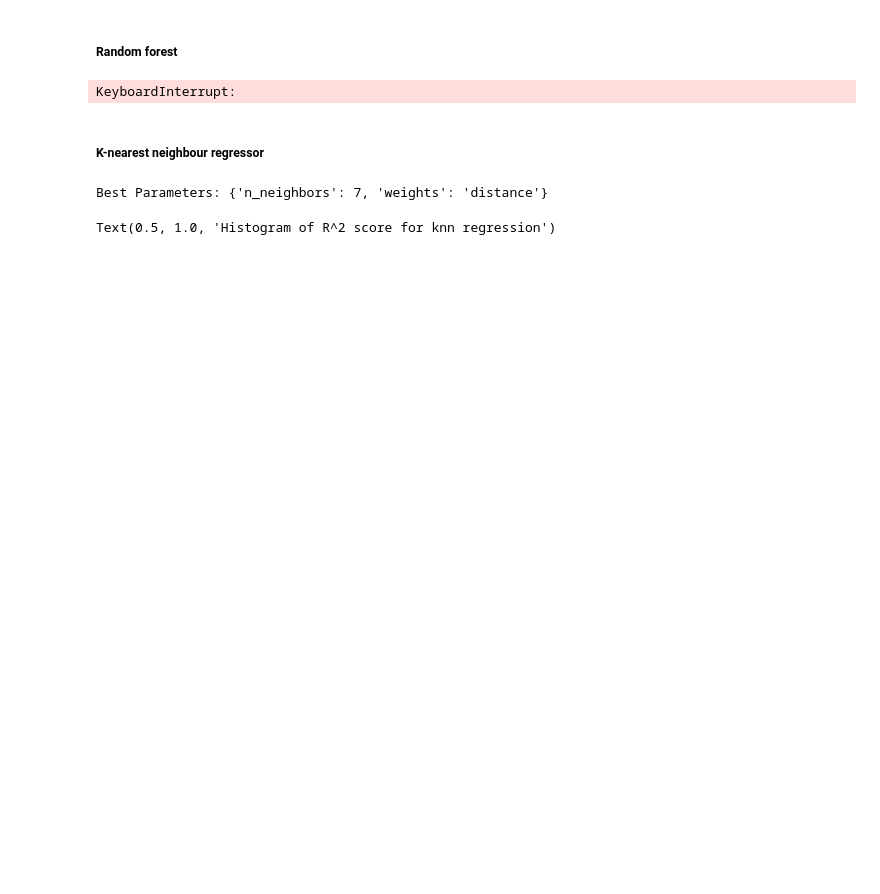
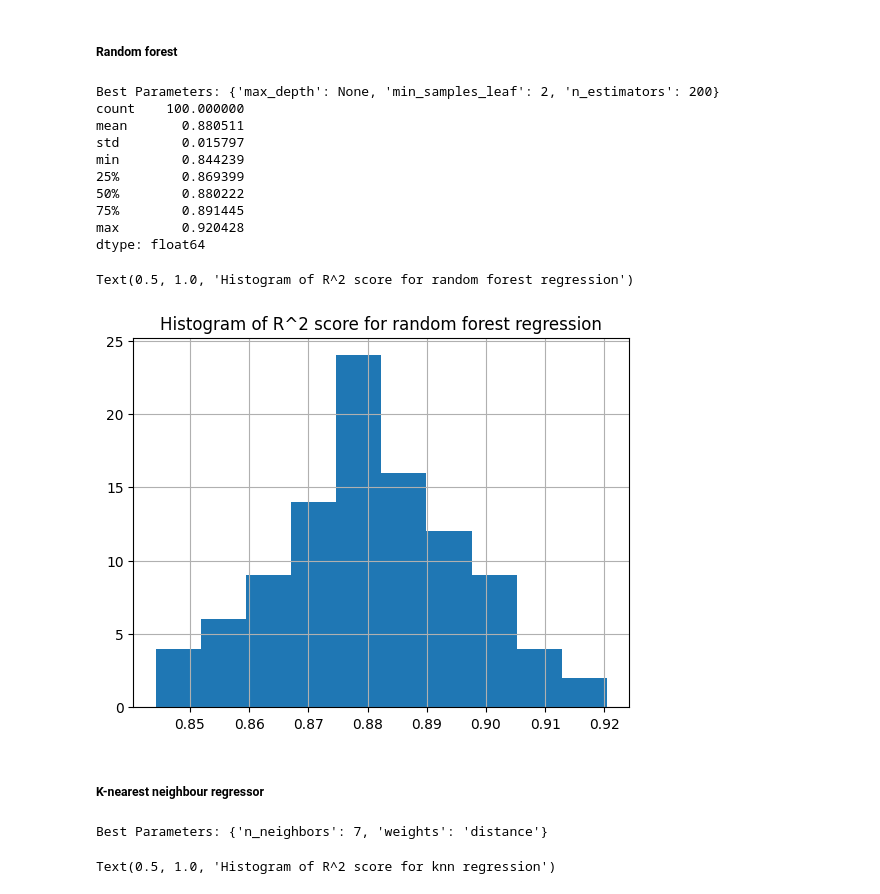
Before and after one commit to R4ken/Machine-Learning-Analysis, a Jupyter notebook: regression/solution.ipynb, the cells around one changed output. Drawn from its saved outputs; the diff is of its cells as text; code cells hidden in the pictures; blank space fills up the shorter version.

```diff
--- a/regression/solution.ipynb
+++ b/regression/solution.ipynb
@@ -534,38 +546,50 @@ from sklearn.model_selection import GridSearchCV
 
 param_grid = {
     'n_estimators': [50, 100, 200],
-    'max_depth': [None, 10, 20]
+    'max_depth': [None, 10, 20],
+    'min_samples_leaf': [1, 2, 4, 10]
 }
 
 grid_search = GridSearchCV(
     estimator=RandomForestRegressor(),
     param_grid=param_grid,
     cv=cv,
     scoring='r2',
     n_jobs=-1
 )
 
 grid_search.fit(X, Y)
 
 best_params = grid_search.best_params_
 print(f"Best Parameters: {best_params}")
 
 scores_rf = []
 
 for i in range(100):
     model = RandomForestRegressor(**best_params)
 
     model.fit(X.iloc[r_train_ind[i]], Y.iloc[r_train_ind[i]])
 
     scores_rf.append(model.score(X.iloc[r_test_ind[i]], Y.iloc[r_test_ind[i]]))
 
 rf = pd.Series(scores_rf)
 
-rf.describe()
+print(rf.describe())
 rf.hist()
 plt.title("Histogram of R^2 score for random forest regression")
 # %% [output]
-KeyboardInterrupt:
+Best Parameters: {'max_depth': None, 'min_samples_leaf': 2, 'n_estimators': 200}
+count    100.000000
+mean       0.880511
+std        0.015797
+min        0.844239
+25%        0.869399
+50%        0.880222
+75%        0.891445
+max        0.920428
+dtype: float64
+Text(0.5, 1.0, 'Histogram of R^2 score for random forest regression')
+[figure, added]
 # %% [markdown]
 ##### K-nearest neighbour regressor
 # %%
```
Also changed, not shown: parts of 7 cells of this notebook, 2 other files.
